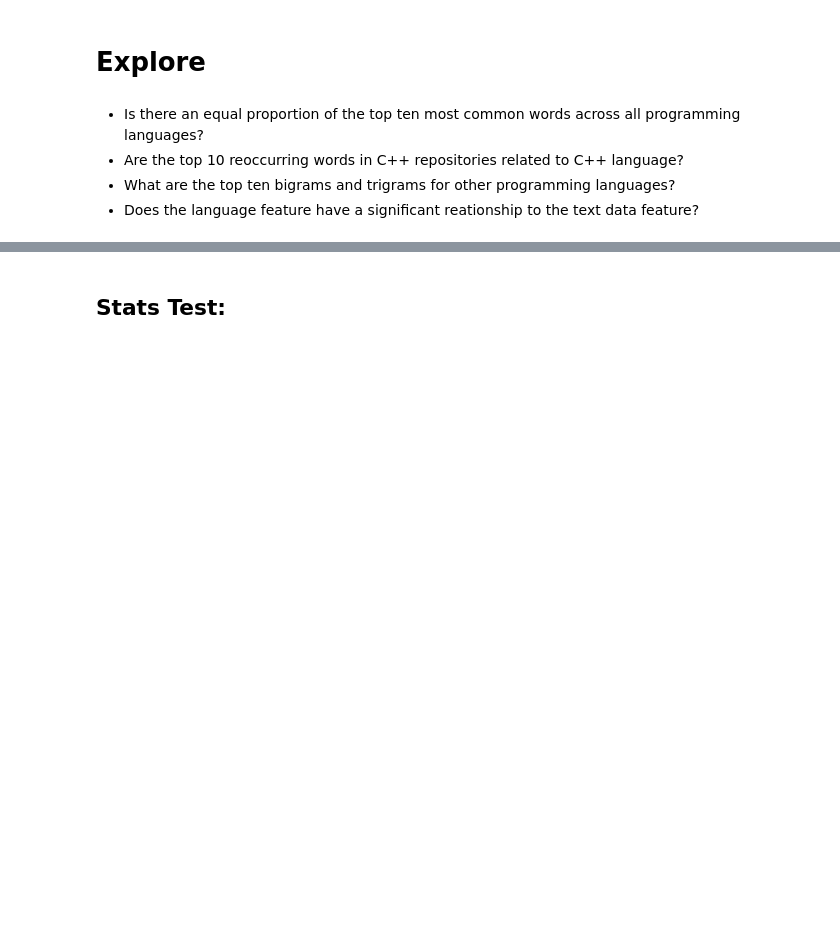
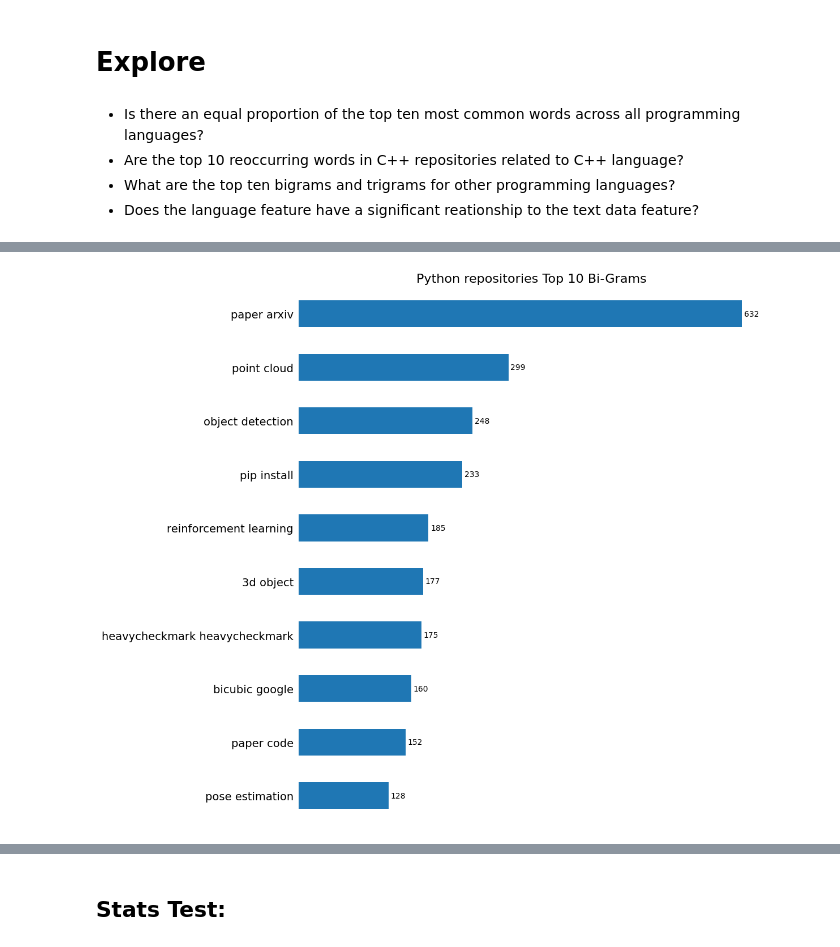
Before and after one commit to Marc-Aradillas/github_nlp_project, a Jupyter notebook: johns_final.ipynb, the cells around one changed output, grey strips where cells are left out. Drawn from its saved outputs; the diff is of its cells as text; code cells hidden in the pictures; blank space fills up the shorter version.

```diff
--- a/johns_final.ipynb
+++ b/johns_final.ipynb
@@ -122,0 +203,4 @@ v.plot_top_words(word_counts, column='C++', top_n=10, figsize=(10, 6), title= 'T
+# %%
+e.vis_4(repos_df, "Python repositories Top 10 Bi-Grams")
+# %% [output]
+[figure, added]
```
Also changed, not shown: parts of 23 cells of this notebook, 3 other files.
